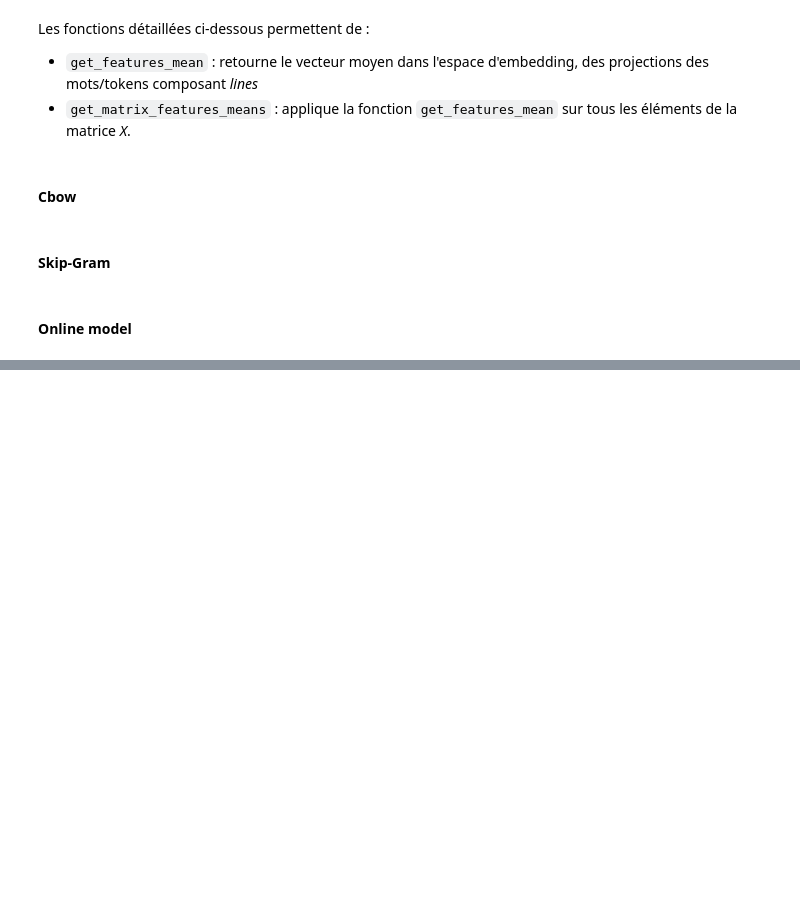
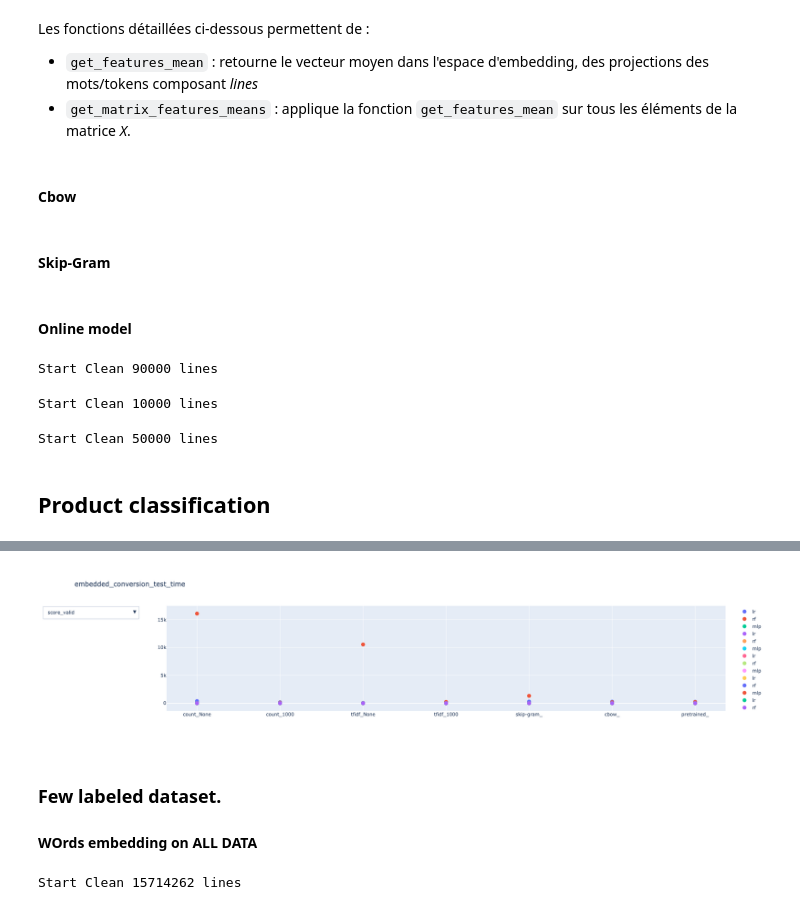
Before and after one commit to wikistat/AI-Frameworks, a Jupyter notebook: NatualLangageProcessing/2_words_embedding.ipynb, the cells around one changed output, grey strips where cells are left out. Saved outputs shown, nothing was run; the diff lists cells and outputs as text; code cells hidden in the pictures; blank space fills up the shorter version.

```diff
--- a/NatualLangageProcessing/2_words_embedding.ipynb
+++ b/NatualLangageProcessing/2_words_embedding.ipynb
@@ -293,0 +301,14 @@ np.save(DATA_OUTPUT_DIR +"/embedded_valid_online", X_embedded_valid_online)
+# %%
+ct = CleanText(apply_stemming=False)
+ct.clean_df_column(data_train, "Description", "Description_cleaned_no_stem")
+ct.clean_df_column(data_valid, "Description", "Description_cleaned_no_stem")
+ct.clean_df_column(data_test, "Description", "Description_cleaned_no_stem")
+
+
+train_array_token_nostem = [line.split(" ") for line in data_train["Description_cleaned_no_stem"].values]
+valid_array_token_nostem = [line.split(" ") for line in data_valid["Description_cleaned_no_stem"].values]
+test_array_token_nostem = [line.split(" ") for line in data_test["Description_cleaned_no_stem"].values]
+# %% [output]
+Start Clean 90000 lines
+Start Clean 10000 lines
+Start Clean 50000 lines
@@ -293,0 +319,2 @@ np.save(DATA_OUTPUT_DIR +"/embedded_valid_online", X_embedded_valid_online)
+# %% [markdown]
+## Product classification
@@ -293,0 +355,44 @@ np.save(DATA_OUTPUT_DIR +"/embedded_valid_online", X_embedded_valid_online)
+# %%
+metadata = pickle.load(open("data/metadata_1.pkl","rb"))
+metadata.update(pickle.load(open("data/metadata_2.pkl","rb")))
+
+# Create figure
+fig = go.Figure()
+
+# Add traces
+metrics = ["score_train",'score_valid', "score_test", "learning_time", "predict_time", "embedded_conversion_train_time", "embedded_conversion_valid_time", "embedded_conversion_test_time"]
+N_metrics = len(metrics)
+method_ml_names = ['lr','rf','mlp']
+N_method_ml_names = len(method_ml_names)
+
+buttons = []
+for i_metric, metric in enumerate(metrics):
+    for method_ml_name in method_ml_names:
+        fig.add_trace(
+            go.Scatter(
+                x=[k[0]+"_"+str(k[1]) for k,v in metadata.items() if v['name']==method_ml_name],
+                y=[0 if ( not(k[0] in ("skip-gram","cbow", "pretrained")) and metric.startswith("embedded")) else v[metric] for k,v in metadata.items() if v['name']==method_ml_name],
+                mode="markers",
+                marker=dict(size=10),
+                name = method_ml_name,
+            )
+        )
+    buttons.append(
+            dict(label=metric,
+                 method="update",
+                 args=[{"visible": [True if i in [i_metric*N_method_ml_names + k for k in range(N_method_ml_names)] else False for i in range(N_method_ml_names * N_metrics)]},
+                       {"title": metric}]))
+
+
+# Update remaining layout properties
+fig.update_layout(
+    title_text=metric,
+    updatemenus=[
+        dict(
+            active=1,
+            buttons=buttons
+        )]
+)
+
+fig.show()
+# %% [output]
@@ -293,0 +400,13 @@ np.save(DATA_OUTPUT_DIR +"/embedded_valid_online", X_embedded_valid_online)
+[figure, added]
+# %% [markdown]
+### Few labeled dataset.
+
+#### WOrds embedding on ALL DATA
+# %%
+ct = CleanText()
+data = pd.read_csv("data/Categorie_original.zip",sep=";").fillna("")
+ct.clean_df_column(data, "Description", "Description_cleaned")
+#print("The train dataset is composed of %d lines" %data.shape[0])
+#data.head(5)
+# %% [output]
+Start Clean 15714262 lines
```
Also changed, not shown: parts of 64 cells of this notebook, 10 other files.
